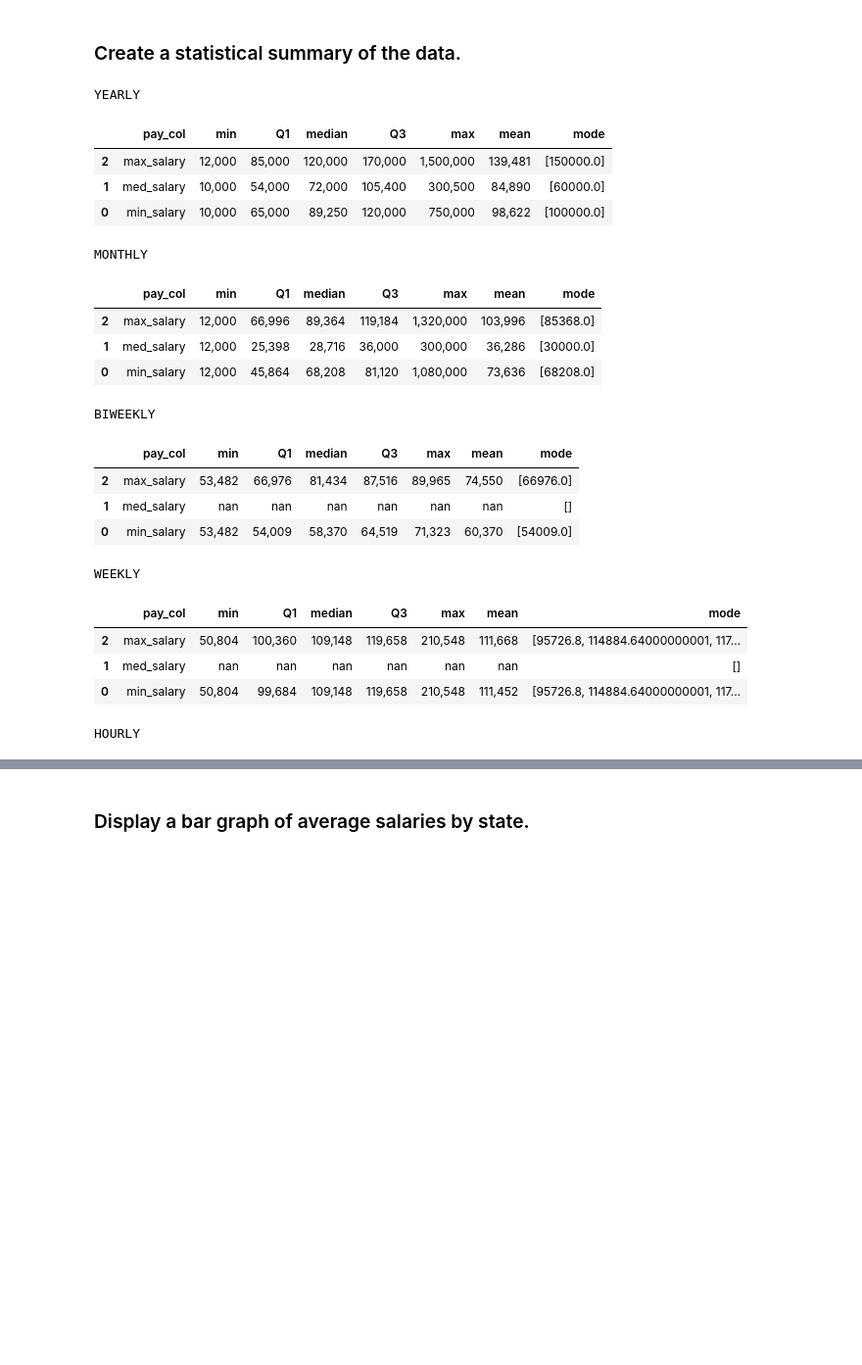
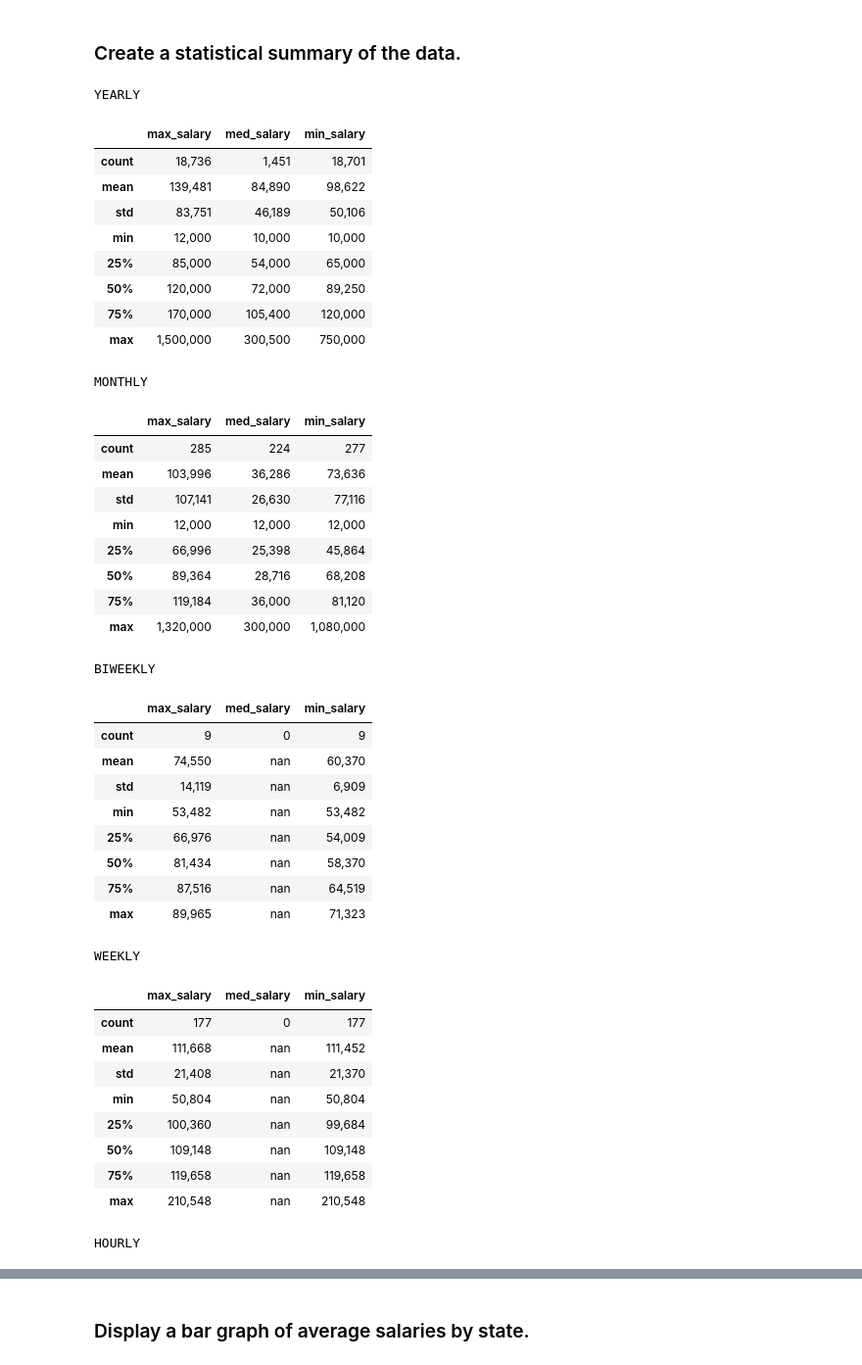
Before and after one commit to Trail3lazer/pay-estimator, a Jupyter notebook: job-estimator.ipynb, the cells around one changed output, grey strips where cells are left out. Shown: that part at 98% size. Cells and saved outputs as stored; diff of their text form; code cells hidden in the pictures; blank space fills up the shorter version.

```diff
--- a/job-estimator.ipynb
+++ b/job-estimator.ipynb
@@ -79,43 +75,52 @@ memory usage: 16.1+ MB
 # %% [markdown]
 ### Create a statistical summary of the data.
 # %%
-def print_pay_summary(x: pd.DataFrame):
-    pay_df = x[pay_cols]
-    summary_df = pd.DataFrame([], columns=['pay_col','min','Q1','median','Q3','max','mean','mode'])
-    for c in pay_cols:
-        qs = [c]+pay_df[c].dropna().quantile([0,.25, .5, .75, 1]).tolist()+[pay_df[c].mean(), pay_df[c].mode().tolist()]
-        summary_df.loc[-1] = qs
-        summary_df.index+=1
-    return summary_df
-
 pay_period_types = ['YEARLY','MONTHLY', 'BIWEEKLY', 'WEEKLY', 'HOURLY']
 
 pay_cols = ['max_salary','med_salary','min_salary']
 for pay_period in pay_period_types:
     pay_period_df = df.loc[df['pay_period']==pay_period, pay_cols]
     print(pay_period)
-    summary = print_pay_summary(pay_period_df)
-
-    display(HTML(summary.style.format(precision=0,thousands=",").to_html()))
+    display(HTML(pay_period_df.describe().style.format(precision=0,thousands=",").to_html()))
 # %% [output]
 YEARLY
-|  | pay_col | min | Q1 | median | Q3 | max | mean | mode |
-| 2 | max_salary | 12,000 | 85,000 | 120,000 | 170,000 | 1,500,000 | 139,481 | [150000.0] |
-| 1 | med_salary | 10,000 | 54,000 | 72,000 | 105,400 | 300,500 | 84,890 | [60000.0] |
-| 0 | min_salary | 10,000 | 65,000 | 89,250 | 120,000 | 750,000 | 98,622 | [100000.0] |
+|  | max_salary | med_salary | min_salary |
+| count | 18,736 | 1,451 | 18,701 |
+| mean | 139,481 | 84,890 | 98,622 |
+| std | 83,751 | 46,189 | 50,106 |
+| min | 12,000 | 10,000 | 10,000 |
+| 25% | 85,000 | 54,000 | 65,000 |
+| 50% | 120,000 | 72,000 | 89,250 |
+| 75% | 170,000 | 105,400 | 120,000 |
+| max | 1,500,000 | 300,500 | 750,000 |
 MONTHLY
-|  | pay_col | min | Q1 | median | Q3 | max | mean | mode |
-| 2 | max_salary | 12,000 | 66,996 | 89,364 | 119,184 | 1,320,000 | 103,996 | [85368.0] |
-| 1 | med_salary | 12,000 | 25,398 | 28,716 | 36,000 | 300,000 | 36,286 | [30000.0] |
-| 0 | min_salary | 12,000 | 45,864 | 68,208 | 81,120 | 1,080,000 | 73,636 | [68208.0] |
+|  | max_salary | med_salary | min_salary |
+| count | 285 | 224 | 277 |
+| mean | 103,996 | 36,286 | 73,636 |
+| std | 107,141 | 26,630 | 77,116 |
+| min | 12,000 | 12,000 | 12,000 |
+| 25% | 66,996 | 25,398 | 45,864 |
+| 50% | 89,364 | 28,716 | 68,208 |
+| 75% | 119,184 | 36,000 | 81,120 |
+| max | 1,320,000 | 300,000 | 1,080,000 |
 BIWEEKLY
-|  | pay_col | min | Q1 | median | Q3 | max | mean | mode |
-| 2 | max_salary | 53,482 | 66,976 | 81,434 | 87,516 | 89,965 | 74,550 | [66976.0] |
-| 1 | med_salary | nan | nan | nan | nan | nan | nan | [] |
-| 0 | min_salary | 53,482 | 54,009 | 58,370 | 64,519 | 71,323 | 60,370 | [54009.0] |
+|  | max_salary | med_salary | min_salary |
+| count | 9 | 0 | 9 |
+| mean | 74,550 | nan | 60,370 |
+| std | 14,119 | nan | 6,909 |
+| min | 53,482 | nan | 53,482 |
+| 25% | 66,976 | nan | 54,009 |
+| 50% | 81,434 | nan | 58,370 |
+| 75% | 87,516 | nan | 64,519 |
+| max | 89,965 | nan | 71,323 |
 WEEKLY
-|  | pay_col | min | Q1 | median | Q3 | max | mean | mode |
-| 2 | max_salary | 50,804 | 100,360 | 109,148 | 119,658 | 210,548 | 111,668 | [95726.8, 114884.64000000001, 117... |
-| 1 | med_salary | nan | nan | nan | nan | nan | nan | [] |
-| 0 | min_salary | 50,804 | 99,684 | 109,148 | 119,658 | 210,548 | 111,452 | [95726.8, 114884.64000000001, 117... |
+|  | max_salary | med_salary | min_salary |
+| count | 177 | 0 | 177 |
+| mean | 111,668 | nan | 111,452 |
+| std | 21,408 | nan | 21,370 |
+| min | 50,804 | nan | 50,804 |
+| 25% | 100,360 | nan | 99,684 |
+| 50% | 109,148 | nan | 109,148 |
+| 75% | 119,658 | nan | 119,658 |
+| max | 210,548 | nan | 210,548 |
 HOURLY
```
Also changed, not shown: parts of 12 cells of this notebook, 5 other files.
